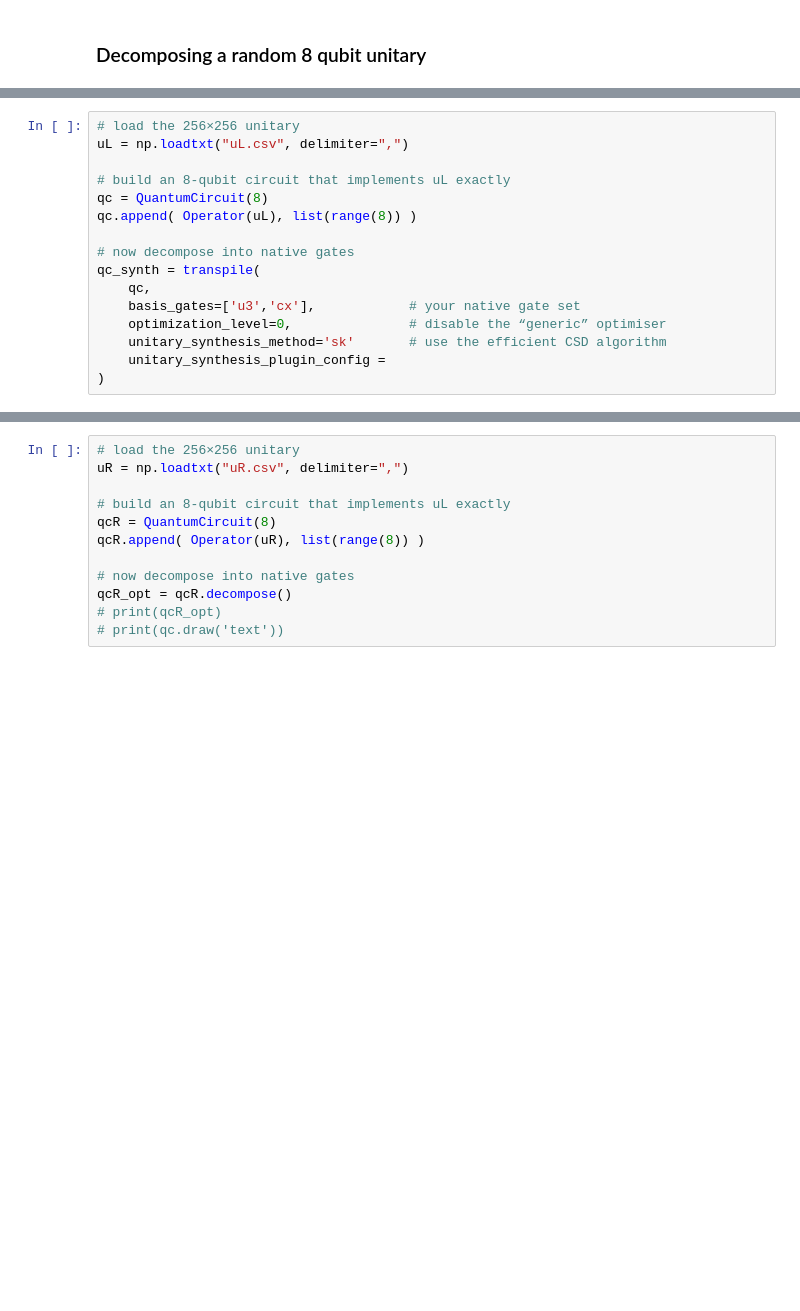
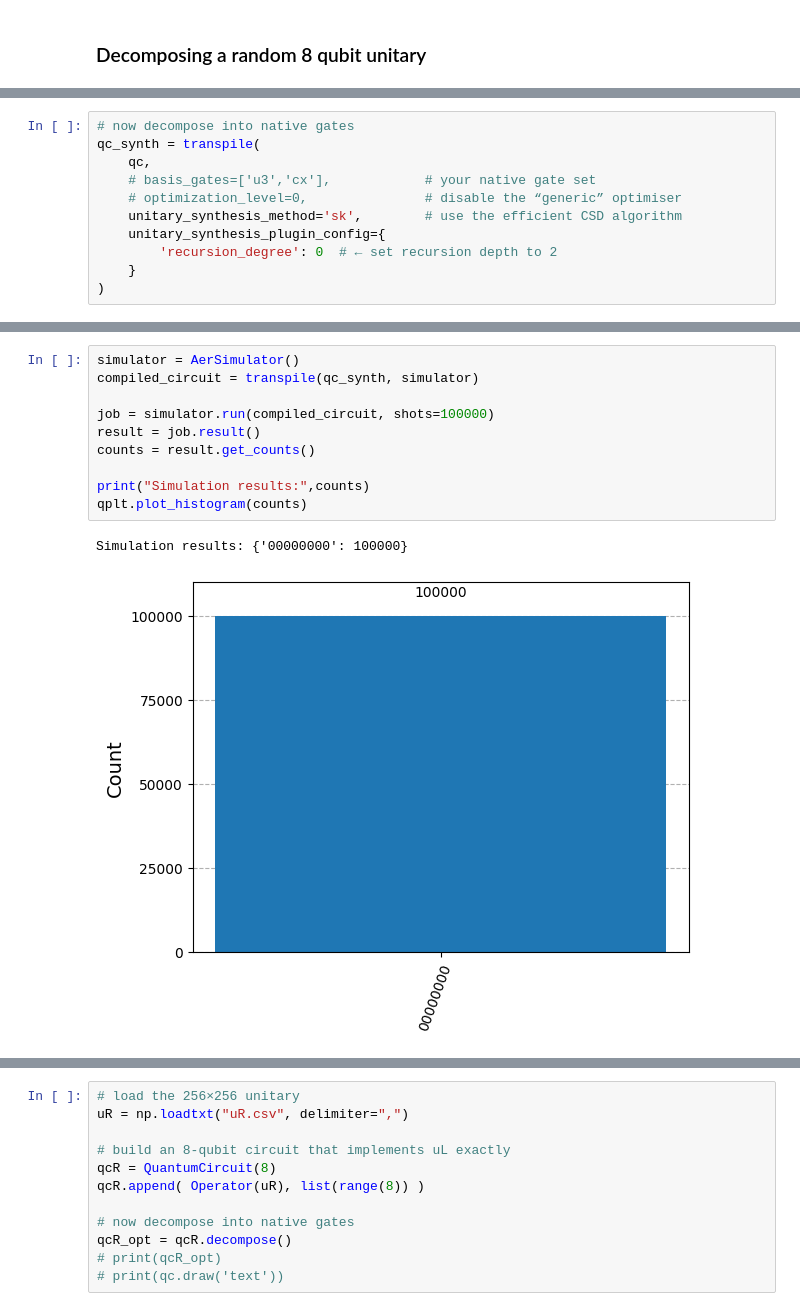
Before and after one commit to TonyDeng0514/Mathematica-codes-for-parastatistics, a Jupyter notebook: NativeGateCompilation.ipynb, the cells around one changed output, grey strips where cells are left out. Saved outputs shown, nothing was run; the diff lists cells and outputs as text; blank space fills up the shorter version.

```diff
--- a/NativeGateCompilation.ipynb
+++ b/NativeGateCompilation.ipynb
@@ -20,18 +29,13 @@ from qiskit.quantum_info import Statevector, state_fidelity
 # %%
-# load the 256×256 unitary
-uL = np.loadtxt("uL.csv", delimiter=",")
-
-# build an 8-qubit circuit that implements uL exactly
-qc = QuantumCircuit(8)
-qc.append( Operator(uL), list(range(8)) )
-
 # now decompose into native gates
 qc_synth = transpile(
     qc,
-    basis_gates=['u3','cx'],            # your native gate set
-    optimization_level=0,               # disable the “generic” optimiser
-    unitary_synthesis_method='sk'       # use the efficient CSD algorithm
-    unitary_synthesis_plugin_config =
+    # basis_gates=['u3','cx'],            # your native gate set
+    # optimization_level=0,               # disable the “generic” optimiser
+    unitary_synthesis_method='sk',        # use the efficient CSD algorithm
+    unitary_synthesis_plugin_config={
+        'recursion_degree': 0  # ← set recursion depth to 2
+    }
 )
 # %%
 print(qc.depth())
@@ -42,3 +65,16 @@ print(qc_synth.depth())
+# %%
+simulator = AerSimulator()
+compiled_circuit = transpile(qc_synth, simulator)
+
+job = simulator.run(compiled_circuit, shots=100000)
+result = job.result()
+counts = result.get_counts()
+
+print("Simulation results:",counts)
+qplt.plot_histogram(counts)
+# %% [output]
+Simulation results: {'00000000': 100000}
+[figure, added]
 # %%
 # from qiskit import Aer, transpile
 
```
Also changed, not shown: parts of 13 cells of this notebook, 1 other file.
